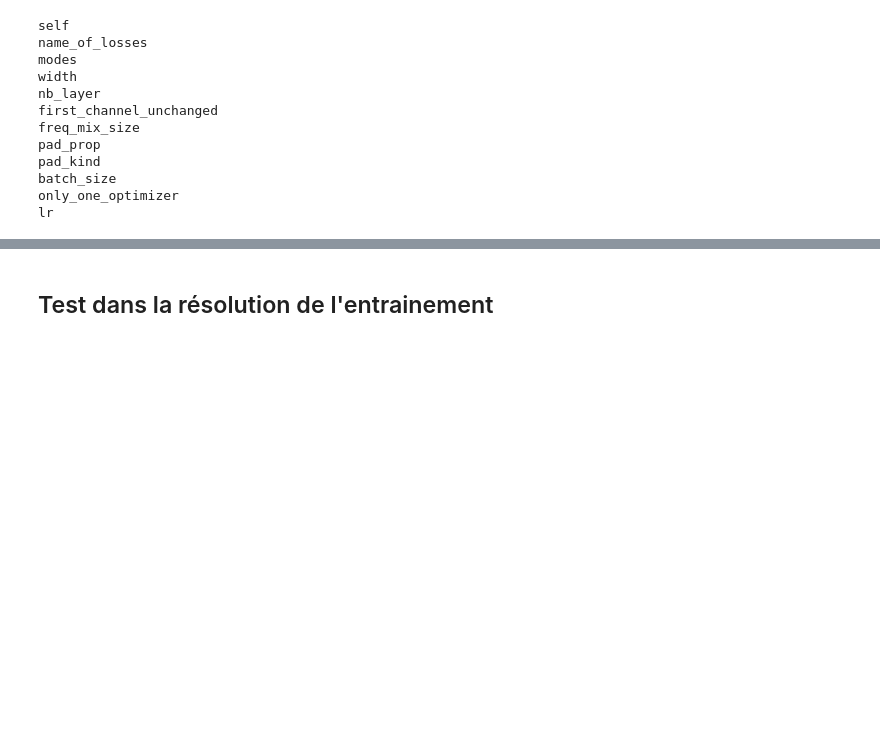
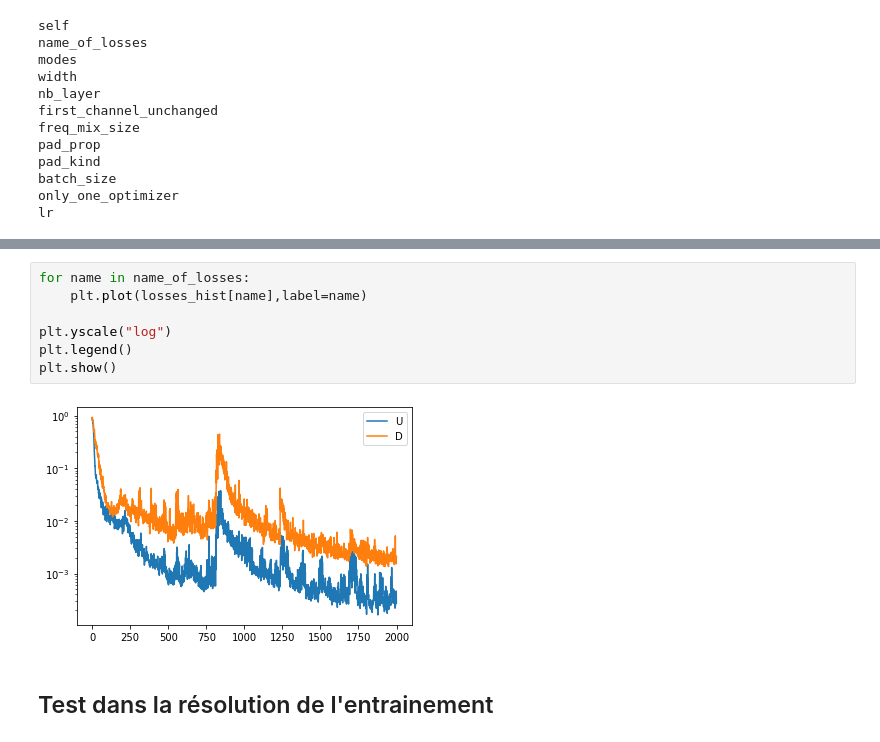
Before and after one commit to vincentvigon/small_libs, a Jupyter notebook: fourier_neural_operator/test_newton/run1_newton_with_grid_up.ipynb, the cells around one changed output, grey strips where cells are left out. Cells and saved outputs as stored; diff of their text form; blank space fills up the shorter version.

```diff
--- a/fourier_neural_operator/test_newton/run1_newton_with_grid_up.ipynb
+++ b/fourier_neural_operator/test_newton/run1_newton_with_grid_up.ipynb
@@ -149,3 +169,12 @@ for i in range(10):
+# %%
+for name in name_of_losses:
+    plt.plot(losses_hist[name],label=name)
+
+plt.yscale("log")
+plt.legend()
+plt.show()
+# %% [output]
+[figure, added]
 # %% [markdown]
 ## Test dans la résolution de l'entrainement
 # %%
```
Also changed, not shown: parts of 4 cells of this notebook, 1 other file.
